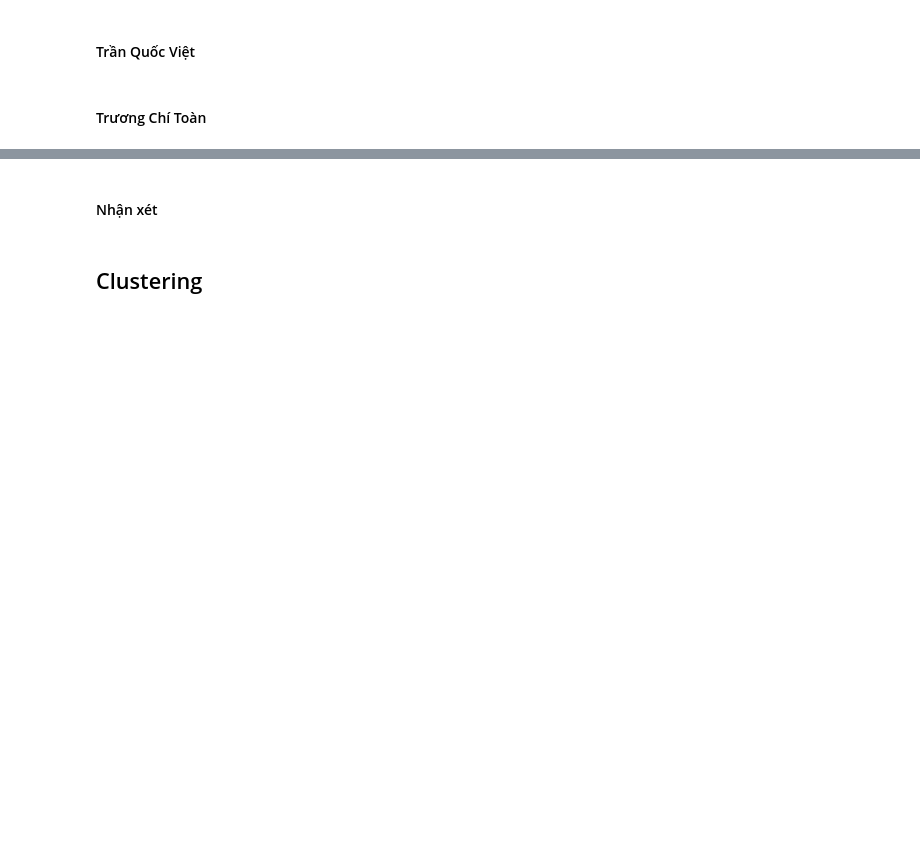
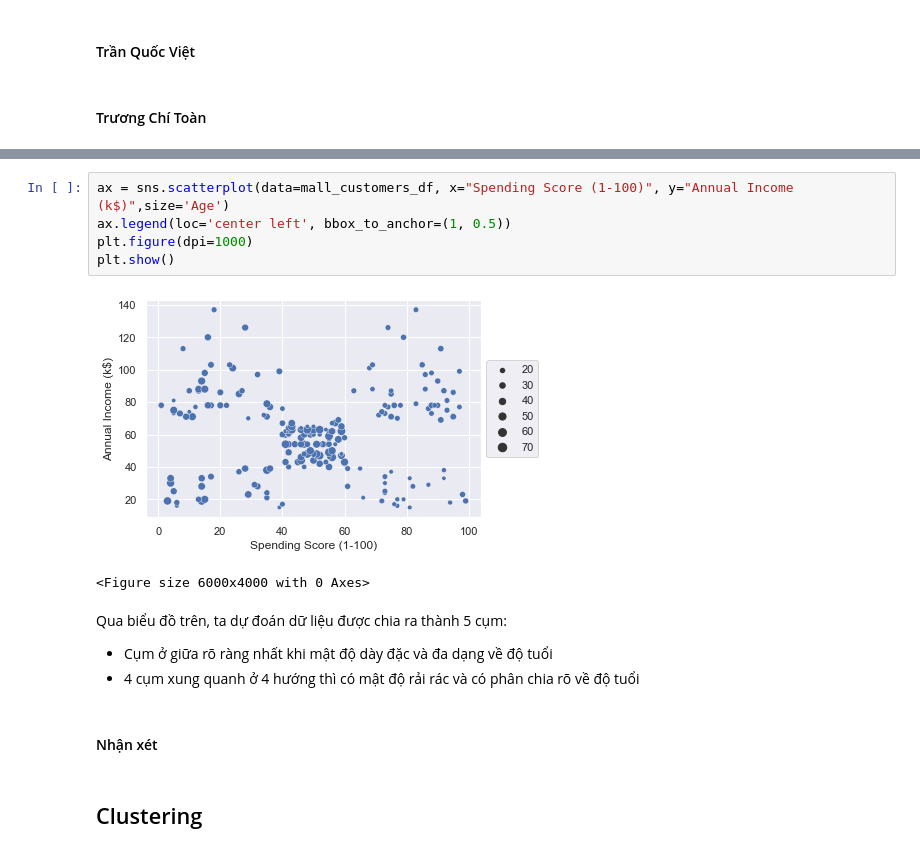
Before and after one commit to vietsimon/CLUSTERING-PROJECT, a Jupyter notebook: Project-3.ipynb, the cells around one changed output, grey strips where cells are left out. Drawn from its saved outputs; the diff is of its cells as text; blank space fills up the shorter version.

```diff
--- a/Project-3.ipynb
+++ b/Project-3.ipynb
@@ -126,3 +144,15 @@ mall_customers_df
+# %%
+ax = sns.scatterplot(data=mall_customers_df, x="Spending Score (1-100)", y="Annual Income (k$)",size='Age')
+ax.legend(loc='center left', bbox_to_anchor=(1, 0.5))
+plt.figure(dpi=1000)
+plt.show()
+# %% [output]
+[figure, added]
+<Figure size 6000x4000 with 0 Axes>
+# %% [markdown]
+Qua biểu đồ trên, ta dự đoán dữ liệu được chia ra thành 5 cụm:
+- Cụm ở giữa rõ ràng nhất khi mật độ dày đặc và đa dạng về độ tuổi
+- 4 cụm xung quanh ở 4 hướng thì có mật độ rải rác và có phân chia rõ về độ tuổi
 # %% [markdown]
 #### Nhận xét
 # %% [markdown]
```
Also changed, not shown: parts of 4 cells of this notebook.
